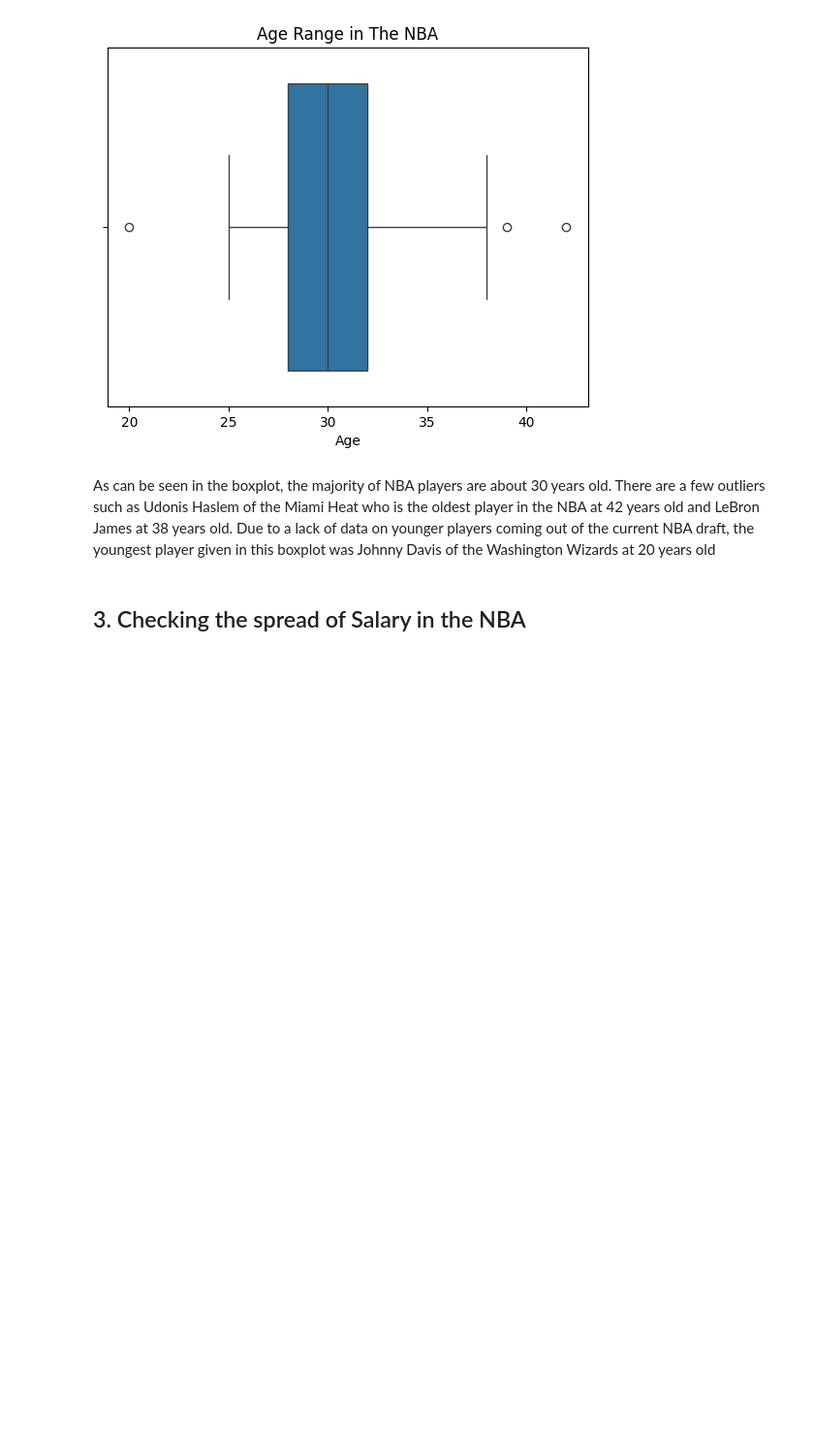
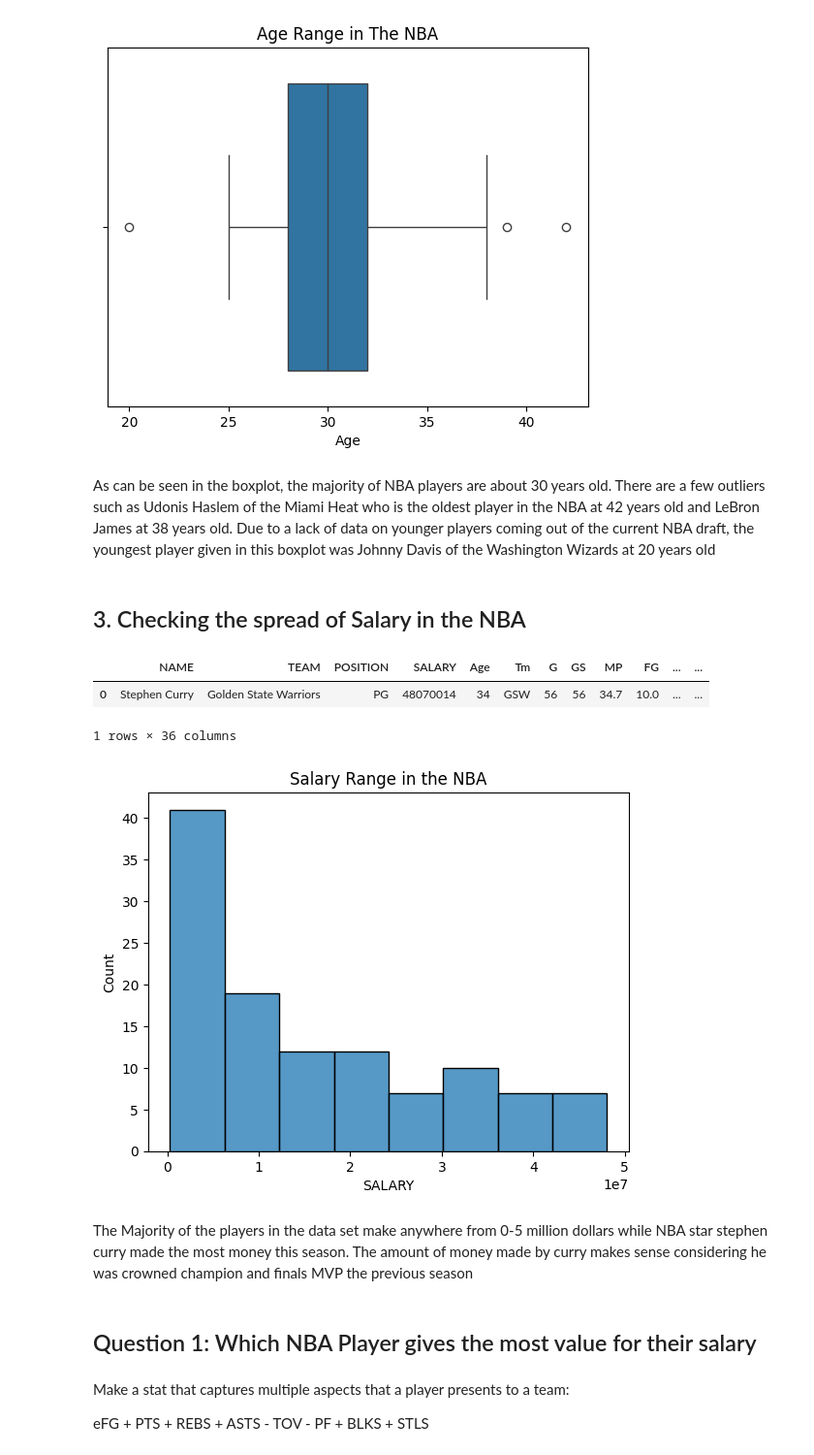
Before and after one commit to MPreys22/Data-Analysis, a Jupyter notebook: dataanalysis.ipynb, the cells around one changed output. Shown: that part at 97% size. Drawn from its saved outputs; the diff is of its cells as text; code cells hidden in the pictures; blank space fills up the shorter version.

```diff
--- a/dataanalysis.ipynb
+++ b/dataanalysis.ipynb
@@ -151,3 +159,20 @@ df1.loc[df1['Age'] == df1['Age'].min()]
 As can be seen in the boxplot, the majority of NBA players are about 30 years old. There are a few outliers such as Udonis Haslem of the Miami Heat who is the oldest player in the NBA at 42 years old and LeBron James at 38 years old. Due to a lack of data on younger players coming out of the current NBA draft, the youngest player given in this boxplot was Johnny Davis of the Washington Wizards at 20 years old
 # %% [markdown]
 ## 3. Checking the spread of Salary in the NBA
+# %%
+plt.title('Salary Range in the NBA')
+sns.histplot(data=df1, x='SALARY')
+df1.loc[df1['SALARY'] == df1['SALARY'].max()]
+# %% [output]
+|  | NAME | TEAM | POSITION | SALARY | Age | Tm | G | GS | MP | FG | ... | ... |
+| 0 | Stephen Curry | Golden State Warriors | PG | 48070014 | 34 | GSW | 56 | 56 | 34.7 | 10.0 | ... | ... |
+1 rows × 36 columns
+[figure, added]
+# %% [markdown]
+The Majority of the players in the data set make anywhere from 0-5 million dollars while NBA star stephen curry made the most money this season. The amount of money made by curry makes sense considering he was crowned champion and finals MVP the previous season
+# %% [markdown]
+## Question 1: Which NBA Player gives the most value for their salary
+# %% [markdown]
+Make a stat that captures multiple aspects that a player presents to a team:
+
+eFG + PTS + REBS + ASTS - TOV - PF + BLKS + STLS
```
Also changed, not shown: parts of 15 cells of this notebook.
